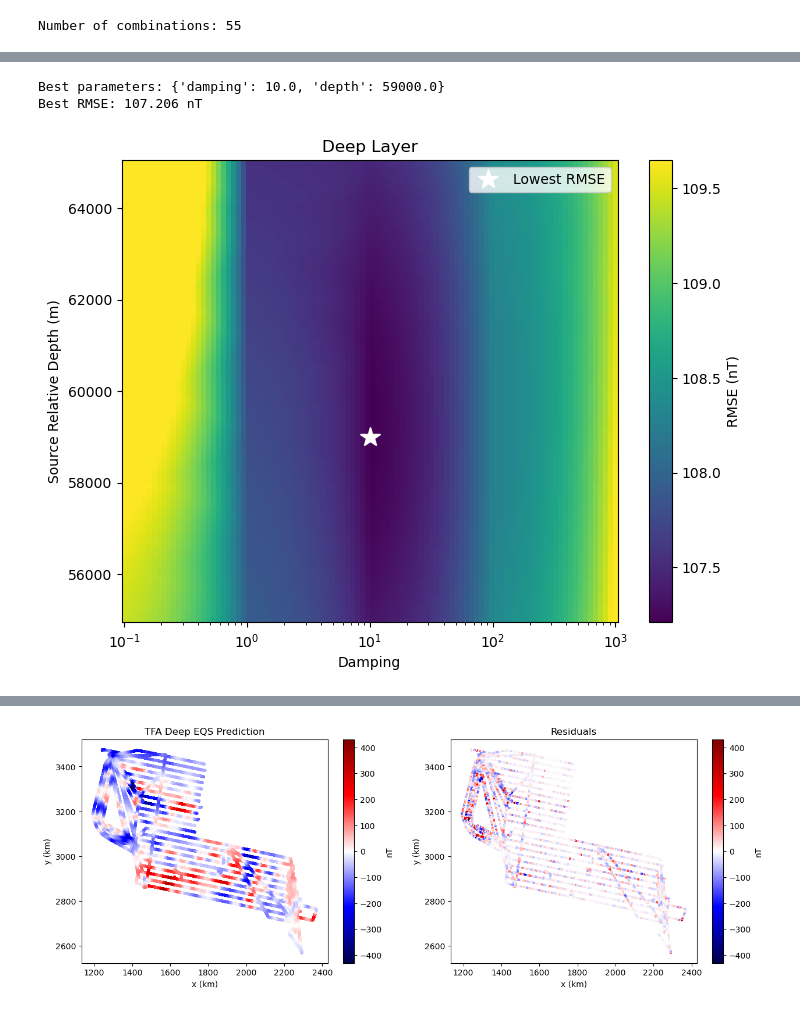
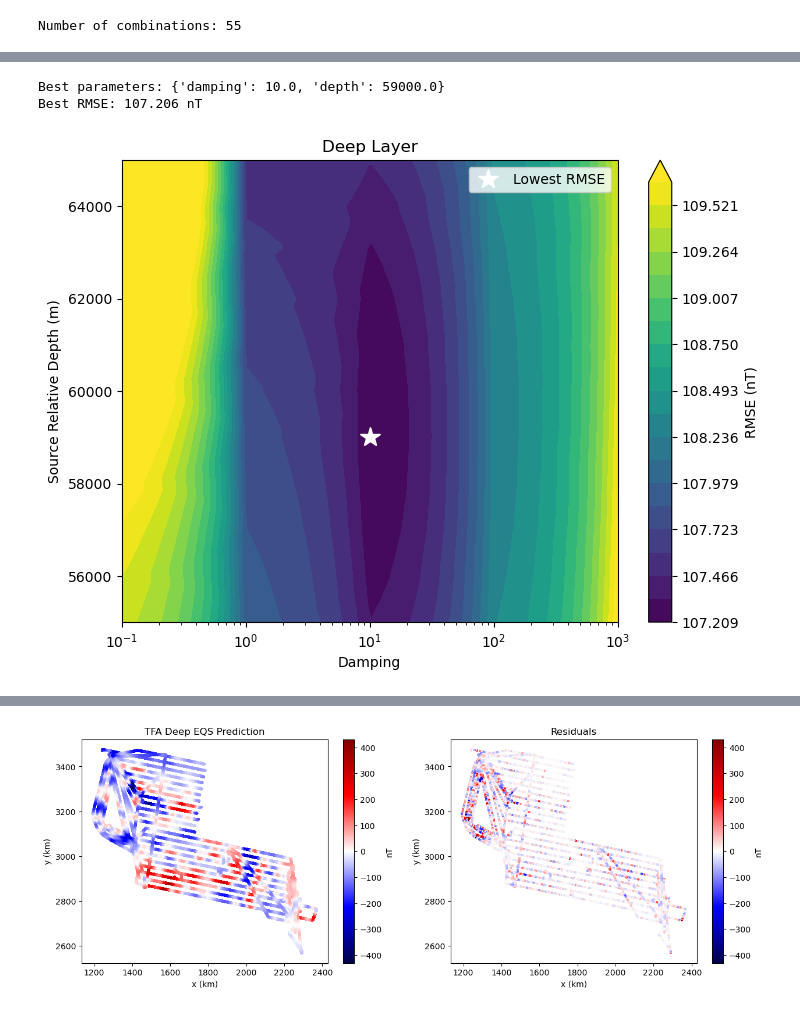
Before and after one commit to compgeolab/eqs-magnetic-dual-layer, a Jupyter notebook: code/06_icegrav_real.ipynb, the cells around one changed output, grey strips where cells are left out. Cells and saved outputs as stored; diff of their text form; code cells hidden in the pictures.

Commit message:
Create cross validation figures for the manuscript

```diff
--- a/code/06_icegrav_real.ipynb
+++ b/code/06_icegrav_real.ipynb
@@ -129,35 +129,59 @@ Wall time: 31.9 s
 # %%
-damping_values = np.array(damping_deep)
-depth_values = np.array(source_depth_deep)
-score_values = np.array(scores_deep)
+damping_values_deep = np.array(damping_deep)
+depth_values_deep = np.array(source_depth_deep)
+score_values_deep = np.array(scores_deep)
 
-best_deep = np.argmin(score_values)
-best_damping = damping_values[best_deep]
-best_depth = depth_values[best_deep]
-best_rmse = score_values[best_deep]
-best_params = parameter_sets_deep[best_deep]
-print("Best parameters:", best_params)
-print(f"Best RMSE: {best_rmse:.3f} nT")
+best_deep = np.argmin(score_values_deep)
+best_damping_deep = damping_values_deep[best_deep]
+best_depth_deep = depth_values_deep[best_deep]
+best_rmse_deep = score_values_deep[best_deep]
+best_params_deep = parameter_sets_deep[best_deep]
+print("Best parameters:", best_params_deep)
+print(f"Best RMSE: {best_rmse_deep:.3f} nT")
 
-x = np.logspace(np.log10(damping_values.min()), np.log10(damping_values.max()), 100)
-y = np.linspace(depth_values.min(), depth_values.max(), 100)
-X, Y = np.meshgrid(x, y)
+x_deep = np.logspace(np.log10(damping_values_deep.min()), np.log10(damping_values_deep.max()), 200)
+y_deep = np.linspace(depth_values_deep.min(), depth_values_deep.max(), 200)
+X_deep, Y_deep = np.meshgrid(x_deep, y_deep)
+Z_deep = griddata(
+    (damping_values_deep, depth_values_deep),
+    score_values_deep,
+    (X_deep, Y_deep),
+    method='linear',
+)
 
-Z = griddata((damping_values, depth_values), score_values, (X, Y), method='linear')
 plt.figure(figsize=(8, 6))
-c = plt.pcolormesh(X, Y, Z, cmap="viridis", shading='auto', vmax=np.percentile(score_values, 80))
-plt.plot(best_damping, best_depth, '*', color='white', markersize=15, label='Lowest RMSE')
+levels_deep = np.linspace(
+    Z_deep.min(),
+    np.nanpercentile(score_values_deep, 80),
+    20,
+)
+c = plt.contourf(
+    X_deep,
+    Y_deep,
+    Z_deep,
+    levels=levels_deep,
+    cmap="viridis",
+    extend='max',
+)
+plt.plot(
+    best_damping_deep,
+    best_depth_deep,
+    '*',
+    color='white',
+    markersize=15,
+    label='Lowest RMSE'
+)
 plt.xscale('log')
 plt.xlabel('Damping')
 plt.ylabel('Source Relative Depth (m)')
 plt.colorbar(c, label='RMSE (nT)')
 plt.legend()
 plt.title("Deep Layer")
 plt.show()
 # %% [output]
 Best parameters: {'damping': 10.0, 'depth': 59000.0}
 Best RMSE: 107.206 nT
-[figure, old version]
+[figure, new version]
 # %%
 %%time
 eqs_deep = eqs.EquivalentSourcesMagnetic(**parameter_sets_deep[best_deep])
```
Also changed, not shown: parts of 8 cells of this notebook, 3 other files.
